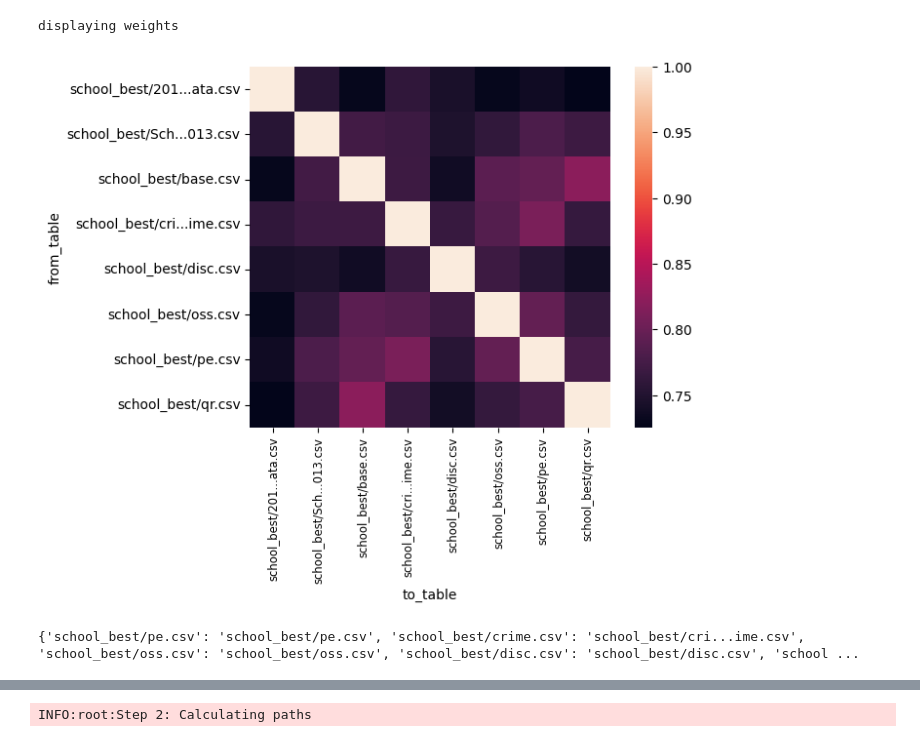
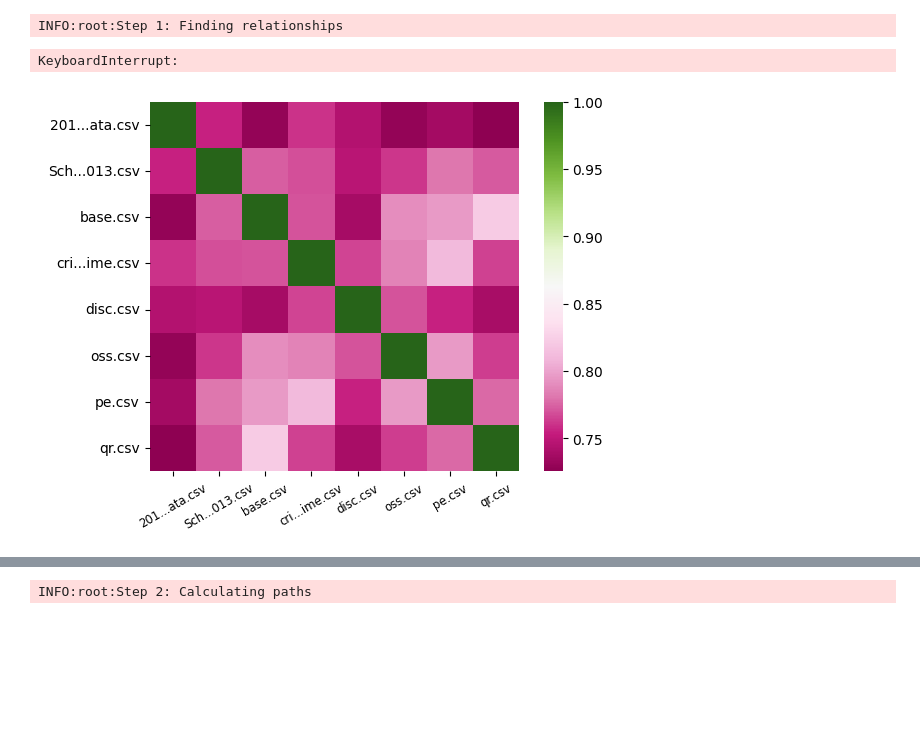
Before and after one commit to delftdata/hci-auto-feat, a Jupyter notebook: run.ipynb, the cells around one changed output, grey strips where cells are left out. Saved outputs shown, nothing was run; the diff lists cells and outputs as text; code cells hidden in the pictures; blank space fills up the shorter version.

```diff
--- a/run.ipynb
+++ b/run.ipynb
@@ -4,14 +4,16 @@ from autofeatinsights.autofeat_class import FeatureDiscovery
 autofeat = FeatureDiscovery()
 autofeat.set_base_table(base_table="school_best/base.csv", target_column="class")
 autofeat.set_dataset_repository(dataset_repository=["school_best"])
+autofeat.augment_dataset(matcher="jaccard")
+# %% [output]
+INFO:root:Step 1: Finding relationships
+KeyboardInterrupt:
 # %%
 # autofeat.find_relationships()
 autofeat.read_relationships()
 # %%
-autofeat.display_relationships()
-print(autofeat.weight_string_mapping)
+autofeat.display_best_relationships()
+# print(autofeat.weight_string_mapping)
 # Heatmap with matplotlib or seaborn
 # %% [output]
-displaying weights
-[figure, old version]
+[figure, new version]
-{'school_best/pe.csv': 'school_best/pe.csv', 'school_best/crime.csv': 'school_best/cri...ime.csv', 'school_best/oss.csv': 'school_best/oss.csv', 'school_best/disc.csv': 'school_best/disc.csv', 'school ...
```
Also changed, not shown: parts of 22 cells of this notebook, 19 other files.
